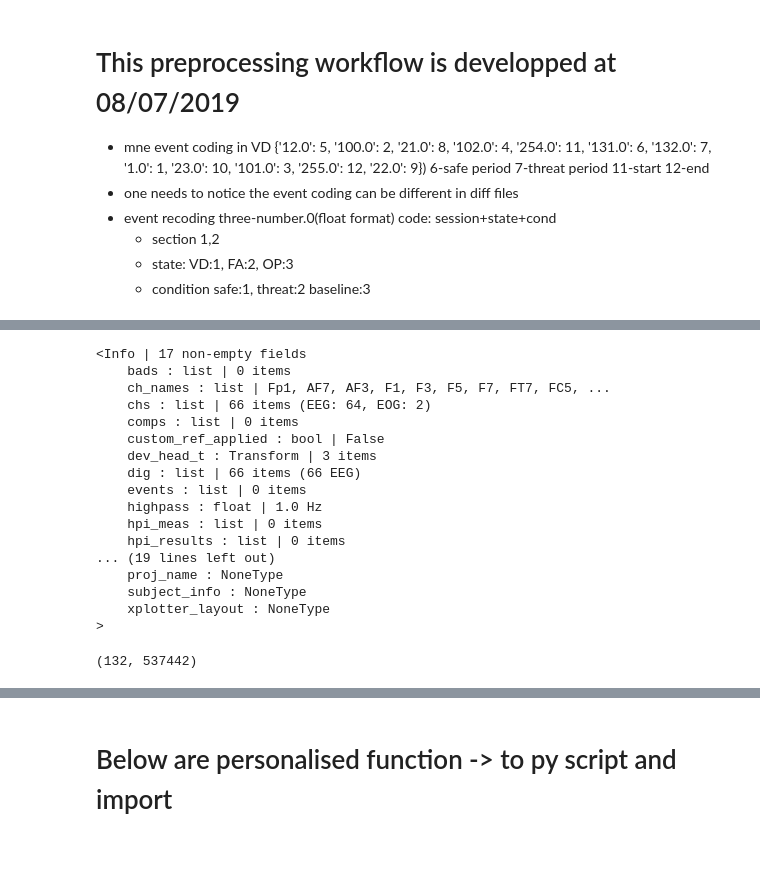
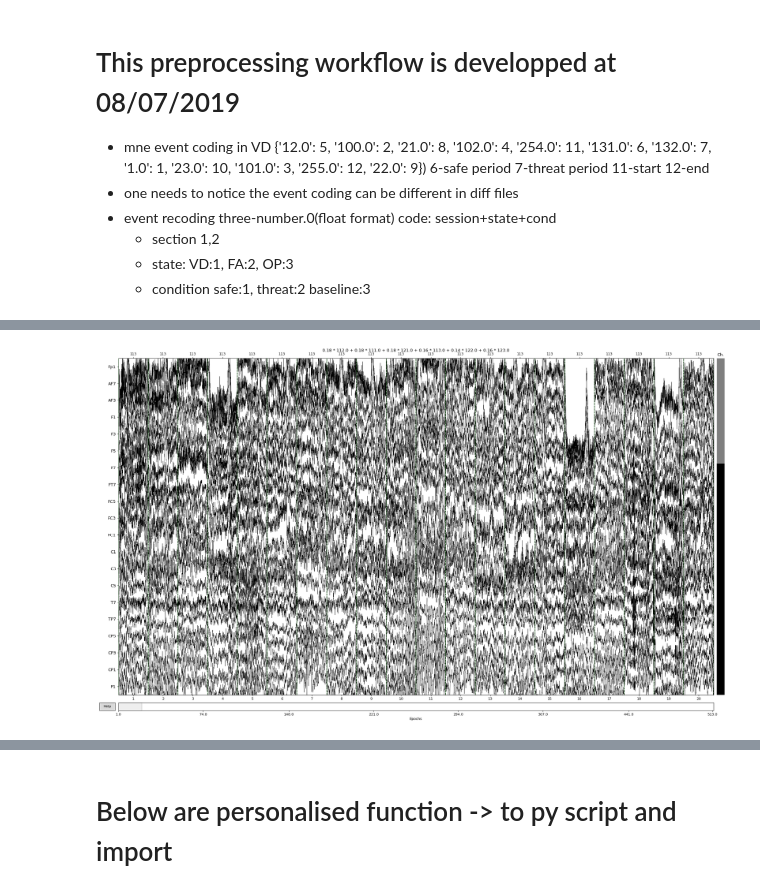
Before and after one commit to GanshengT/INSERM_EEG_Enrico_Proc, a Jupyter notebook: script_TAN/preproc/PreProcessingWorkflowJuly05.ipynb, the cells around one changed output, grey strips where cells are left out. Drawn from its saved outputs; the diff is of its cells as text; code cells hidden in the pictures; blank space fills up the shorter version.

```diff
--- a/script_TAN/preproc/PreProcessingWorkflowJuly05.ipynb
+++ b/script_TAN/preproc/PreProcessingWorkflowJuly05.ipynb
@@ -203,24 +277,8 @@ KeyError: '123.0'
-# %%
-raw_full.info
-# %% [output]
-<Info | 17 non-empty fields
-    bads : list | 0 items
-    ch_names : list | Fp1, AF7, AF3, F1, F3, F5, F7, FT7, FC5, ...
-    chs : list | 66 items (EEG: 64, EOG: 2)
-    comps : list | 0 items
-    custom_ref_applied : bool | False
-    dev_head_t : Transform | 3 items
-    dig : list | 66 items (66 EEG)
-    events : list | 0 items
-    highpass : float | 1.0 Hz
-    hpi_meas : list | 0 items
-    hpi_results : list | 0 items
-... (19 lines left out)
-    proj_name : NoneType
-    subject_info : NoneType
-    xplotter_layout : NoneType
->
-# %%
-    raw_cut_filt._data.shape
-# %% [output]
-(132, 537442)
+# %%
+# events_dict=events[1]
+# events_dict=removeItem_from_dict(events_dict,'255.0')
+epochs_full=mne.Epochs(raw_full_eeg,events=events[0], event_id=events_dict,tmin=0, tmax=2,preload=True)
+# %%
+epochs_full.plot()
+# %% [output]
+[figure, added]
```
Also changed, not shown: parts of 4 cells of this notebook.
